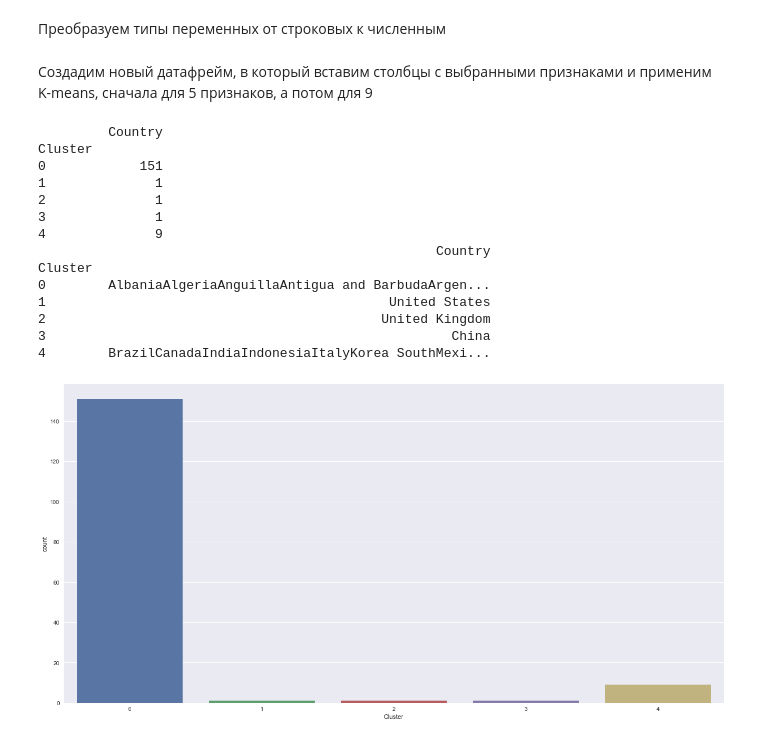
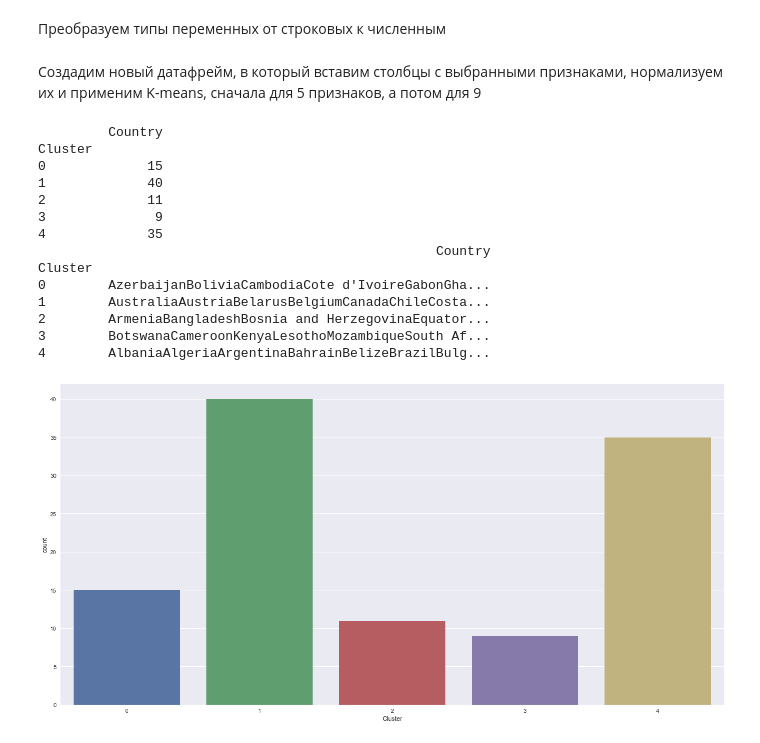
Before and after one commit to danielusachev/datascience, a Jupyter notebook: notebook.ipynb, the cells around one changed output. Cells and saved outputs as stored; diff of their text form; code cells hidden in the pictures.

```diff
--- a/notebook.ipynb
+++ b/notebook.ipynb
@@ -20,7 +21,23 @@ dataframe  = df.copy()
 dataframe = dataframe[pd.notnull(dataframe['GDP']) & pd.notnull(dataframe['Unemployment rate(%)'])
                      &pd.notnull(dataframe['Death rate(deaths/1000 population)']) & pd.notnull(dataframe['Debt - external'])
                      &pd.notnull(dataframe['Area(sq km)']) &pd.notnull(dataframe['Population']) &
-                     pd.notnull(dataframe['Exports'])&pd.notnull(dataframe['Birth rate(births/1000 population)'])]
+                     pd.notnull(dataframe['Exports'])&pd.notnull(dataframe['Birth rate(births/1000 population)'])
+                     &pd.notnull(dataframe['Electricity - consumption(kWh)'])&pd.notnull(dataframe['Electricity - production(kWh)'])
+                     &pd.notnull(dataframe['Reserves of foreign exchange & gold'])
+                     &pd.notnull(dataframe['Industrial production growth rate(%)'])
+                     &pd.notnull(dataframe['Military expenditures - dollar figure'])]
+dataframe = dataframe.drop(['Public debt(% of GDP)', 'Railways(km)', 'Oil - proved reserves(bbl)', 'Current account balance'
+                           ,'Oil - exports(bbl/day)','Oil - imports(bbl/day)','Natural gas - production(cu m)',
+                           'Natural gas - proved reserves(cu m)',
+                           'Natural gas - exports(cu m)',
+                           'Natural gas - imports(cu m)',
+                           'Natural gas - consumption(cu m)',
+                           'Internet hosts',
+                           'Military expenditures - percent of GDP(%)',
+                           'Investment (gross fixed)(% of GDP)',
+                           'Labor force','HIV/AIDS - adult prevalence rate(%)','HIV/AIDS - deaths',
+                            'HIV/AIDS - people living with HIV/AIDS'], axis=1)
 dataframe = dataframe.iloc[1:] #Выкидываем первую строчку с типами переменных
+dataframe = dataframe.reset_index(drop=True)
 dataframe
 # %% [output]
@@ -49,54 +66,64 @@ dataframe["Unemployment rate(%)"] = pd.to_numeric(dataframe["Unemployment rate(%
 dataframe["Area(sq km)"] = pd.to_numeric(dataframe["Area(sq km)"])
 dataframe["Death rate(deaths/1000 population)"] = pd.to_numeric(dataframe["Death rate(deaths/1000 population)"])
 dataframe["Debt - external"] = pd.to_numeric(dataframe["Debt - external"])
-dataframe["GDP"] = pd.to_numeric(dataframe["GDP"])
+dataframe["GDP - per capita"] = pd.to_numeric(dataframe["GDP - per capita"])
 dataframe["Exports"] = pd.to_numeric(dataframe["Exports"])
 dataframe["Population"] = pd.to_numeric(dataframe["Population"])
+dataframe["Life expectancy at birth(years)"] = pd.to_numeric(dataframe["Life expectancy at birth(years)"])
 # %% [markdown]
-Создадим новый датафрейм, в который вставим столбцы с выбранными признаками и применим K-means, сначала для 5 признаков, а потом для 9
+Создадим новый датафрейм, в который вставим столбцы с выбранными признаками, нормализуем их и применим K-means, сначала для 5 признаков, а потом для 9
 # %%
 test_frame = pd.DataFrame()
 test_frame['Death rate'] = dataframe["Death rate(deaths/1000 population)"]
 test_frame['Unemployment rate'] = dataframe["Unemployment rate(%)"]
 test_frame['Exports'] = dataframe["Exports"]
 test_frame['Debt external'] = dataframe["Debt - external"]
-test_frame['GDP'] = dataframe["GDP"]
+test_frame['GDP - per capita'] = dataframe["GDP - per capita"]
 test_frame['Population'] = dataframe["Population"]
 test_frame['Area'] = dataframe["Area(sq km)"]
-test_frame['Country'] = dataframe['Country']
+test_frame['Life expectancy at birth(years)'] = dataframe['Life expectancy at birth(years)']
+test_frame['Country'] = dataframe["Country"]
 test_frame.set_index("Country", inplace = True)
+
+test_frame["Exports"]=(test_frame["Exports"]-test_frame["Exports"].mean())/test_frame["Exports"].std()
+test_frame["Population"]=(test_frame["Population"]-test_frame["Population"].mean())/test_frame["Population"].std()
+test_frame["Area"]=(test_frame["Area"]-test_frame["Area"].mean())/test_frame["Area"].std()
+test_frame["Debt external"]=(test_frame["Debt external"]-test_frame["Debt external"].mean())/test_frame["Debt external"].std()
+test_frame["GDP - per capita"]=(test_frame["GDP - per capita"]-test_frame["GDP - per capita"].mean())/test_frame["GDP - per capita"].std()
+
+
 dataset_array = test_frame.values
 
 km = KMeans(n_clusters=5,n_init=10)
 km.fit(dataset_array)
 
 labels = km.labels_
 
 results = pd.DataFrame([test_frame.index,labels]).T
 results.columns = ['Country', 'Cluster']
 
 
 clusters = results.groupby(['Cluster'])
 print(clusters.count())
 print(clusters.sum())
 sns.set(rc={'figure.figsize':(20.7,10.27)})
 ax = sns.countplot(x="Cluster",data=results)
 # %% [output]
          Country
 Cluster
-0            151
-1              1
-2              1
-3              1
-4              9
+0             15
+1             40
+2             11
+3              9
+4             35
                                                    Country
 Cluster
-0        AlbaniaAlgeriaAnguillaAntigua and BarbudaArgen...
-1                                            United States
-2                                           United Kingdom
-3                                                    China
-4        BrazilCanadaIndiaIndonesiaItalyKorea SouthMexi...
+0        AzerbaijanBoliviaCambodiaCote d'IvoireGabonGha...
+1        AustraliaAustriaBelarusBelgiumCanadaChileCosta...
+2        ArmeniaBangladeshBosnia and HerzegovinaEquator...
+3        BotswanaCameroonKenyaLesothoMozambiqueSouth Af...
+4        AlbaniaAlgeriaArgentinaBahrainBelizeBrazilBulg...
-[figure, old version]
+[figure, new version]
 # %%
 km = KMeans(n_clusters=9,n_init=10)
 km.fit(dataset_array)
```
Also changed, not shown: parts of 3 cells of this notebook.
